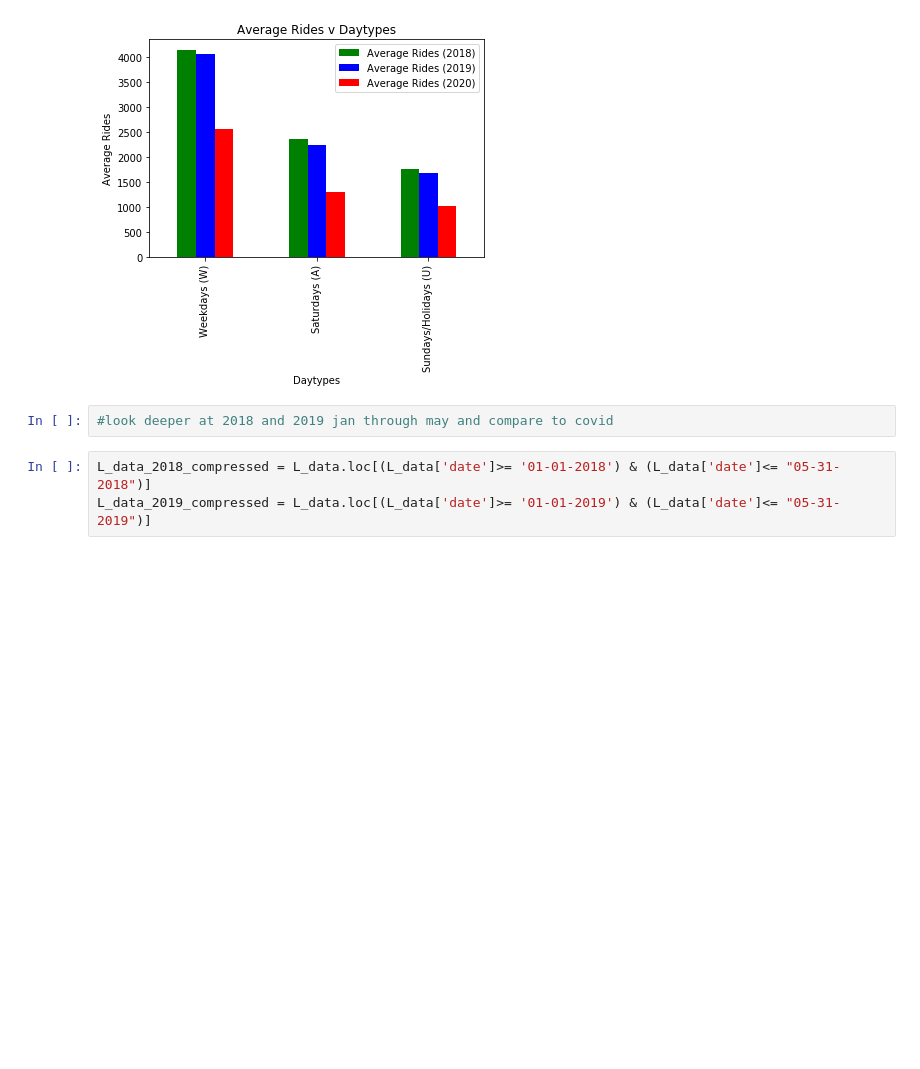
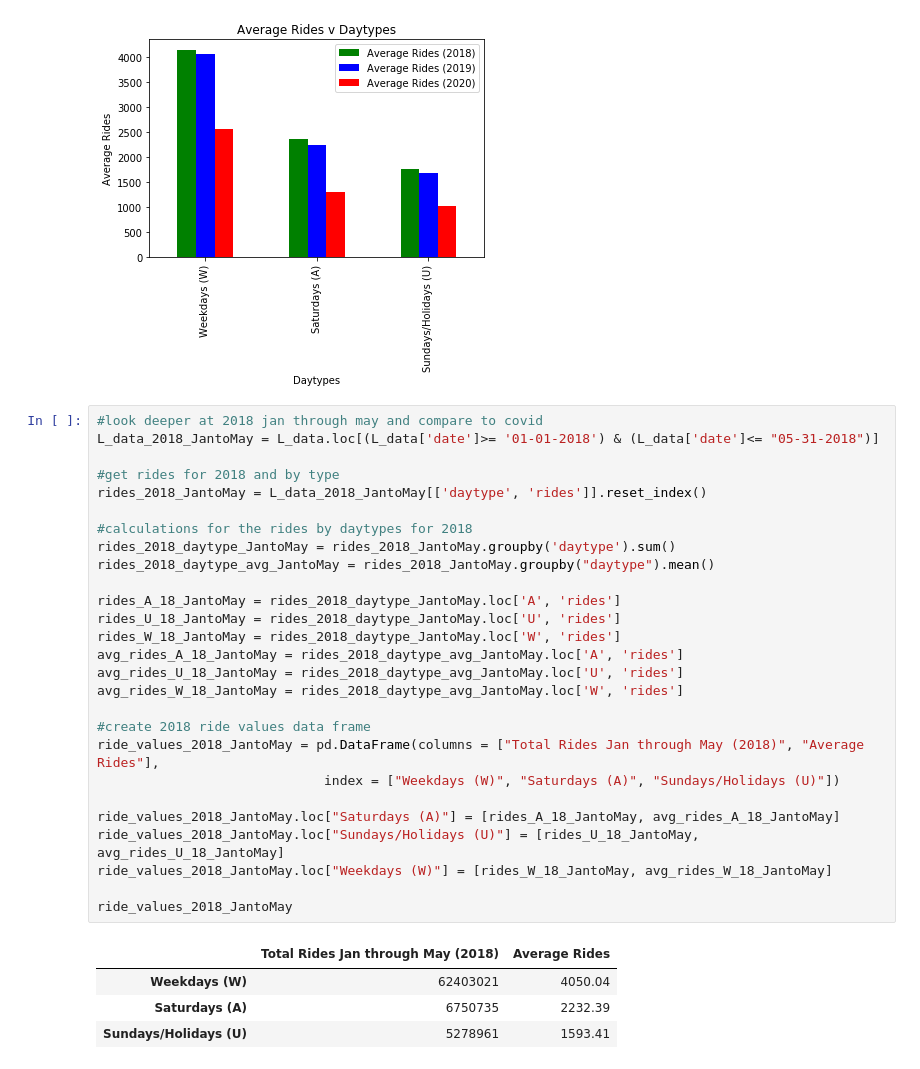
Before and after one commit to cdfencing/Project-I, a Jupyter notebook: daytype_yearly_means.ipynb, the cells around one changed output. Drawn from its saved outputs; the diff is of its cells as text; blank space fills up the shorter version.

```diff
--- a/daytype_yearly_means.ipynb
+++ b/daytype_yearly_means.ipynb
@@ -151,8 +151,35 @@ plt.ylabel("Average Rides")
 # %% [output]
 Text(0, 0.5, 'Average Rides')
 [figure]
-# %%
-#look deeper at 2018 and 2019 jan through may and compare to covid
-# %%
-L_data_2018_compressed = L_data.loc[(L_data['date']>= '01-01-2018') & (L_data['date']<= "05-31-2018")]
-L_data_2019_compressed = L_data.loc[(L_data['date']>= '01-01-2019') & (L_data['date']<= "05-31-2019")]
+# %%
+#look deeper at 2018 jan through may and compare to covid
+L_data_2018_JantoMay = L_data.loc[(L_data['date']>= '01-01-2018') & (L_data['date']<= "05-31-2018")]
+
+#get rides for 2018 and by type
+rides_2018_JantoMay = L_data_2018_JantoMay[['daytype', 'rides']].reset_index()
+
+#calculations for the rides by daytypes for 2018
+rides_2018_daytype_JantoMay = rides_2018_JantoMay.groupby('daytype').sum()
+rides_2018_daytype_avg_JantoMay = rides_2018_JantoMay.groupby("daytype").mean()
+
+rides_A_18_JantoMay = rides_2018_daytype_JantoMay.loc['A', 'rides']
+rides_U_18_JantoMay = rides_2018_daytype_JantoMay.loc['U', 'rides']
+rides_W_18_JantoMay = rides_2018_daytype_JantoMay.loc['W', 'rides']
+avg_rides_A_18_JantoMay = rides_2018_daytype_avg_JantoMay.loc['A', 'rides']
+avg_rides_U_18_JantoMay = rides_2018_daytype_avg_JantoMay.loc['U', 'rides']
+avg_rides_W_18_JantoMay = rides_2018_daytype_avg_JantoMay.loc['W', 'rides']
+
+#create 2018 ride values data frame
+ride_values_2018_JantoMay = pd.DataFrame(columns = ["Total Rides Jan through May (2018)", "Average Rides"],
+                             index = ["Weekdays (W)", "Saturdays (A)", "Sundays/Holidays (U)"])
+
+ride_values_2018_JantoMay.loc["Saturdays (A)"] = [rides_A_18_JantoMay, avg_rides_A_18_JantoMay]
+ride_values_2018_JantoMay.loc["Sundays/Holidays (U)"] = [rides_U_18_JantoMay, avg_rides_U_18_JantoMay]
+ride_values_2018_JantoMay.loc["Weekdays (W)"] = [rides_W_18_JantoMay, avg_rides_W_18_JantoMay]
+
+ride_values_2018_JantoMay
+# %% [output]
+|  | Total Rides Jan through May (2018) | Average Rides |
+| Weekdays (W) | 62403021 | 4050.04 |
+| Saturdays (A) | 6750735 | 2232.39 |
+| Sundays/Holidays (U) | 5278961 | 1593.41 |
```
Also changed, not shown: parts of 3 cells of this notebook.
